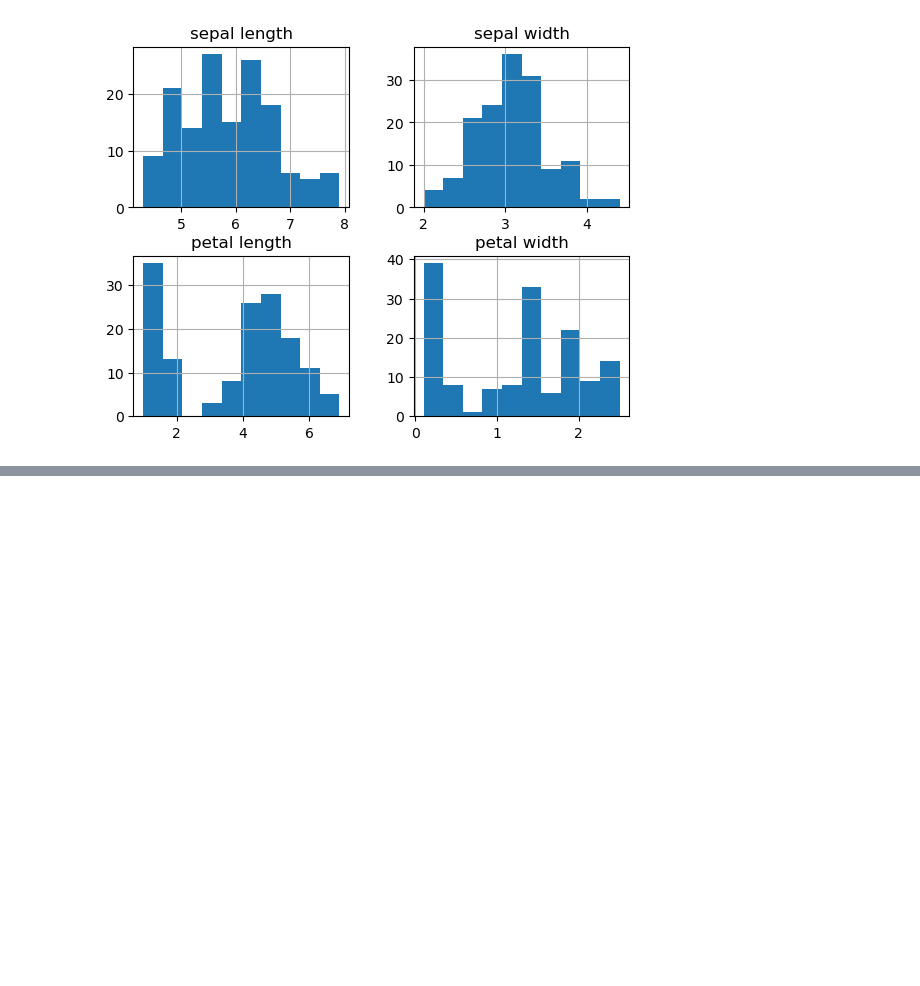
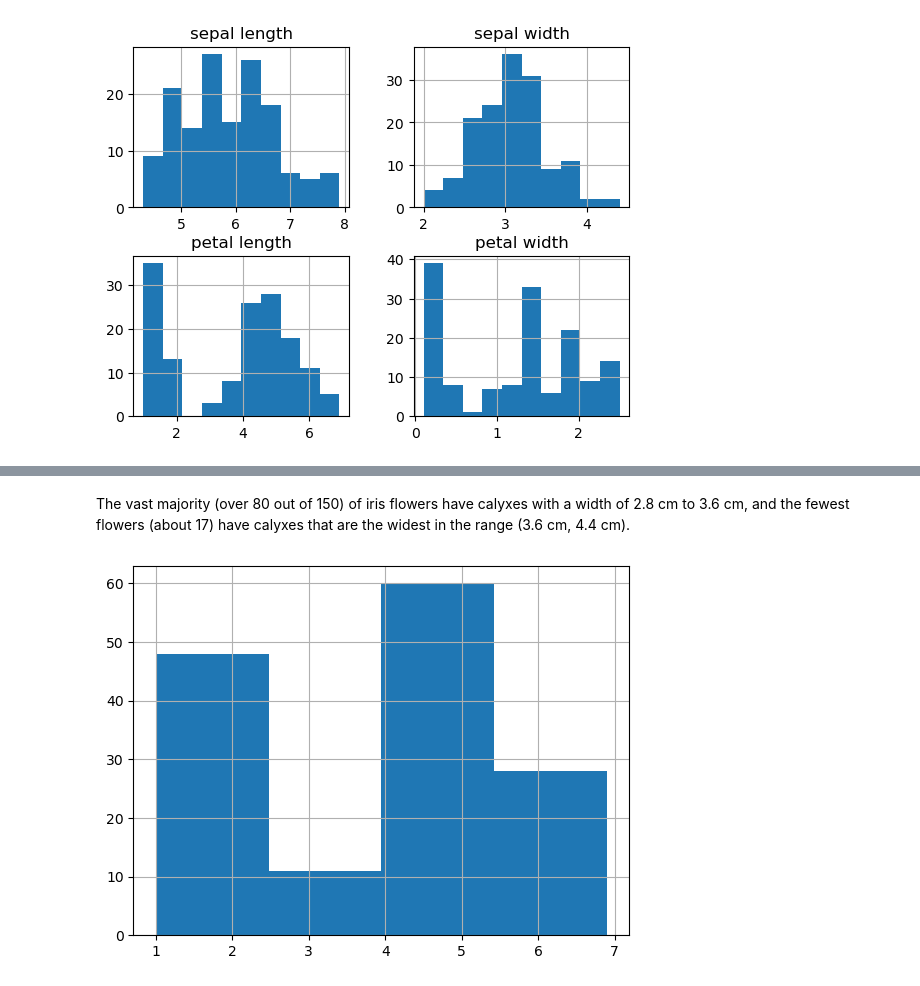
Before and after one commit to Glogover/pands-project, a Jupyter notebook: analysis.ipynb, the cells around one changed output, grey strips where cells are left out. Saved outputs shown, nothing was run; the diff lists cells and outputs as text; code cells hidden in the pictures; blank space fills up the shorter version.

```diff
--- a/analysis.ipynb
+++ b/analysis.ipynb
@@ -306,0 +317,6 @@ df5.hist(); # Histograms for the data without duplicates
+# %% [markdown]
+The vast majority (over 80 out of 150) of iris flowers have calyxes with a width of 2.8 cm to 3.6 cm, and the fewest flowers (about 17) have calyxes that are the widest in the range (3.6 cm, 4.4 cm).
+# %%
+df5["petal length"].hist(bins=4); # Histogram for the column "petal length"
+# %% [output]
+[figure, added]
```
Also changed, not shown: parts of 7 cells of this notebook, 1 other file.
